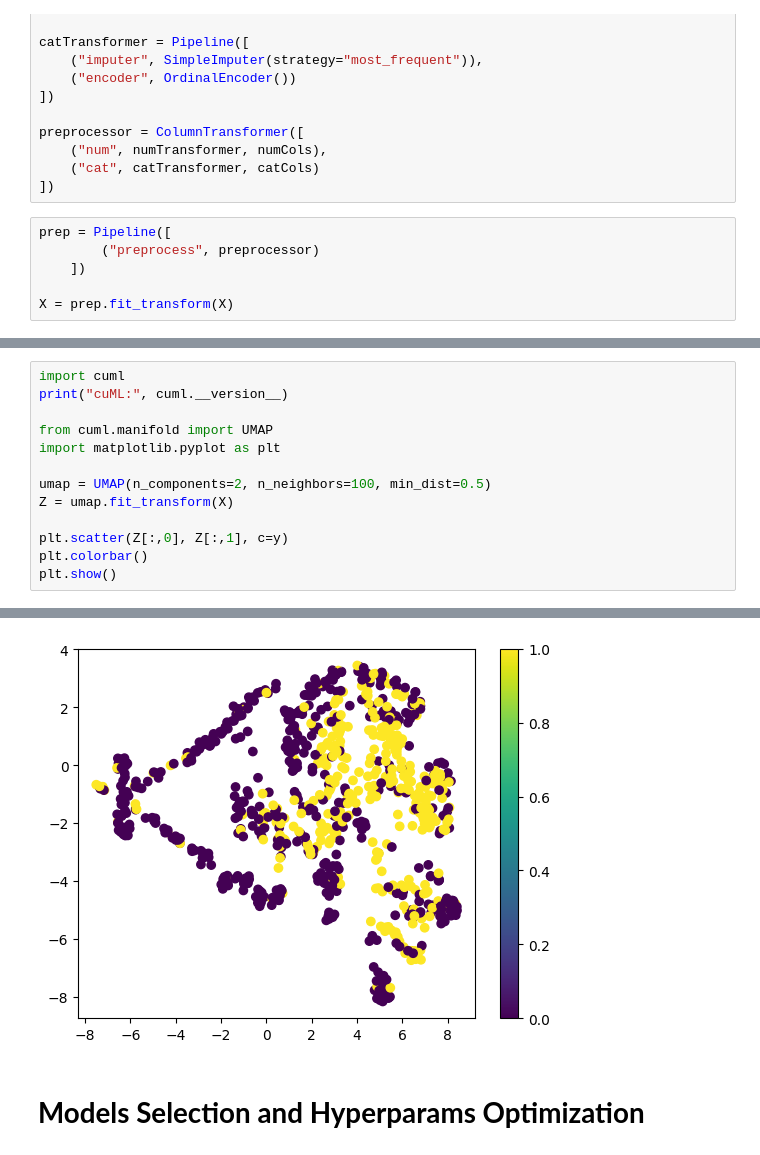
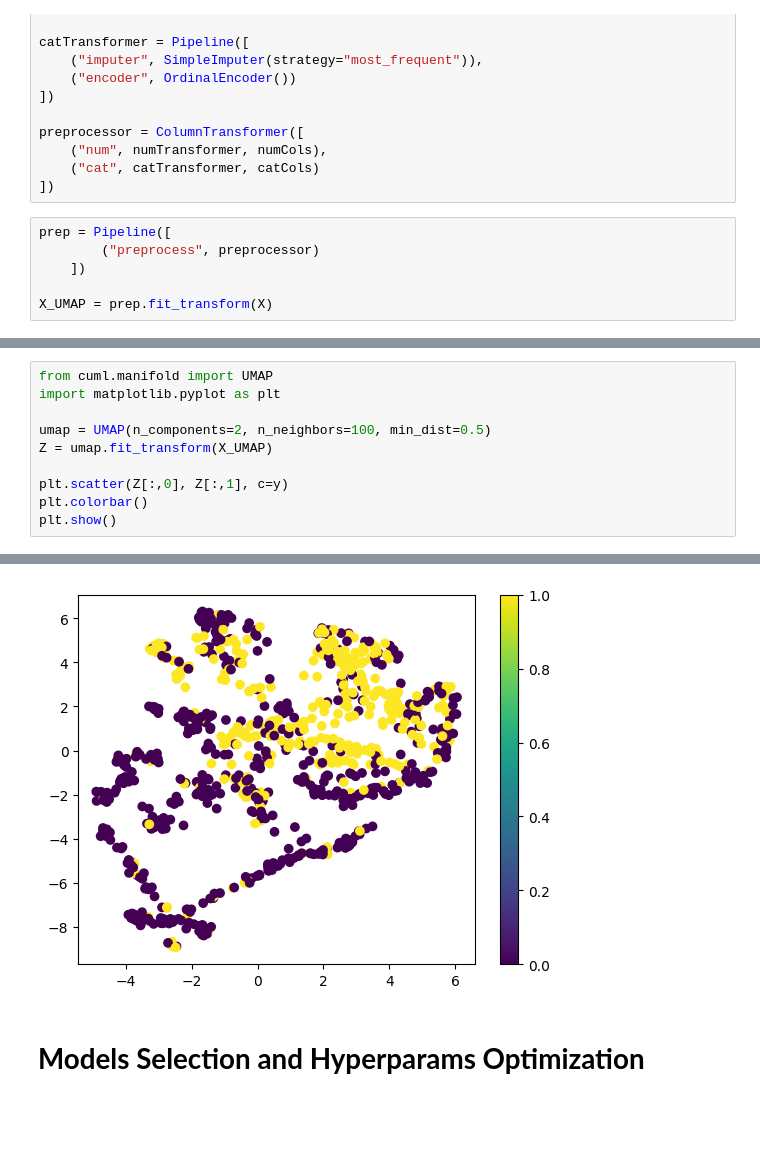
Before and after one commit to JuanJGalindo/ML-Theory, a Jupyter notebook: titanicclassifierscomparison.ipynb, the cells around one changed output, grey strips where cells are left out. Drawn from its saved outputs; the diff is of its cells as text; blank space fills up the shorter version.

Commit message:
Kaggle Notebook | TitanicClassifiersComparison | Version 7

```diff
--- a/titanicclassifierscomparison.ipynb
+++ b/titanicclassifierscomparison.ipynb
@@ -122,4 +122,4 @@ prep = Pipeline([
         ("preprocess", preprocessor)
     ])
 
-X = prep.fit_transform(X)
+X_UMAP = prep.fit_transform(X)
@@ -144,12 +142,9 @@ array([[ 0.82737724, -0.56573646,  0.43279337, ..., -0.50244517,
 # %%
-import cuml
-print("cuML:", cuml.__version__)
-
 from cuml.manifold import UMAP
 import matplotlib.pyplot as plt
 
 umap = UMAP(n_components=2, n_neighbors=100, min_dist=0.5)
-Z = umap.fit_transform(X)
+Z = umap.fit_transform(X_UMAP)
 
 plt.scatter(Z[:,0], Z[:,1], c=y)
 plt.colorbar()
@@ -160,4 +154,4 @@ cuML: 25.02.01
-[figure, old version]
+[figure, new version]
 # %% [markdown]
 # **Models Selection and Hyperparams Optimization**
 # %%
```
Also changed, not shown: parts of 8 cells of this notebook.
